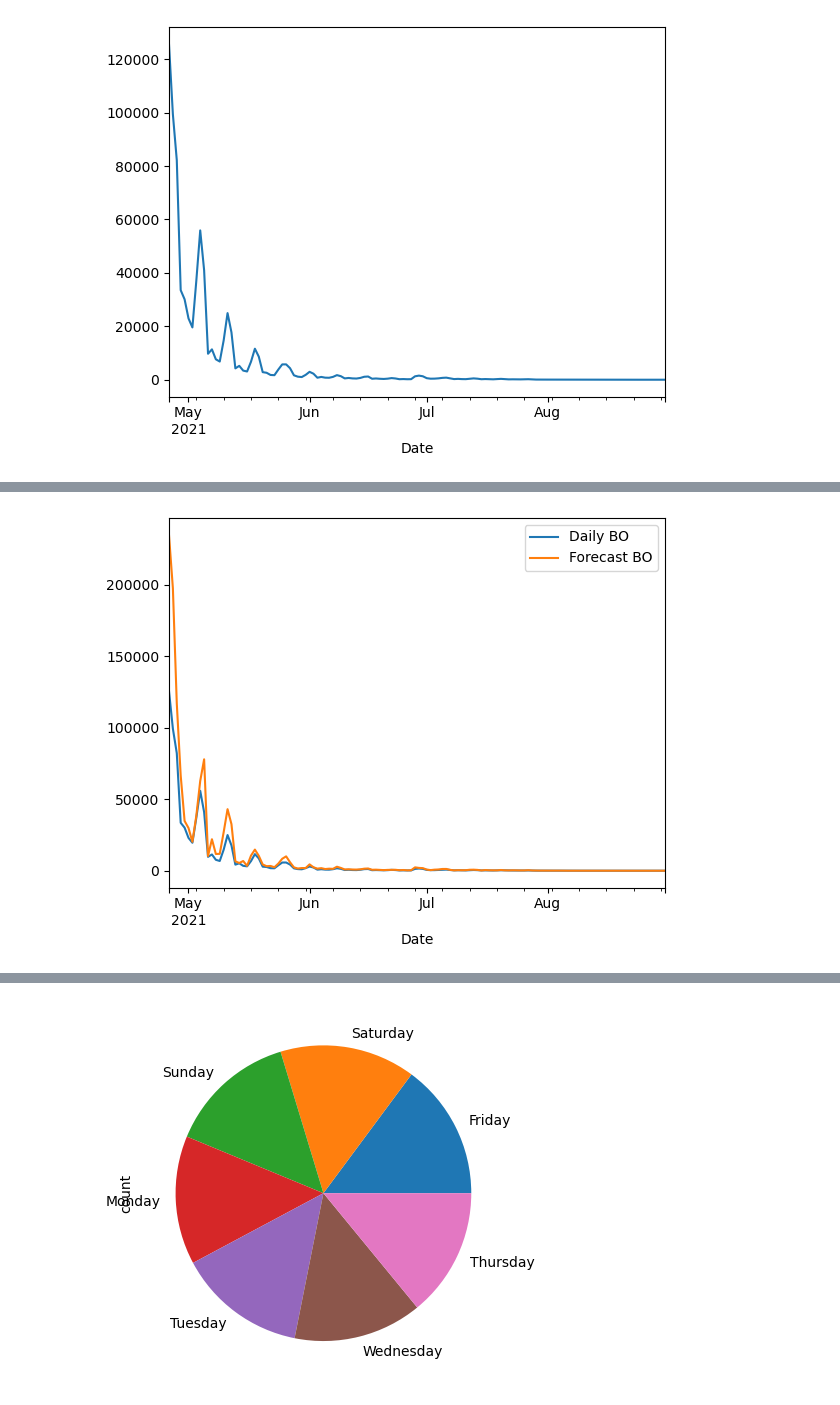
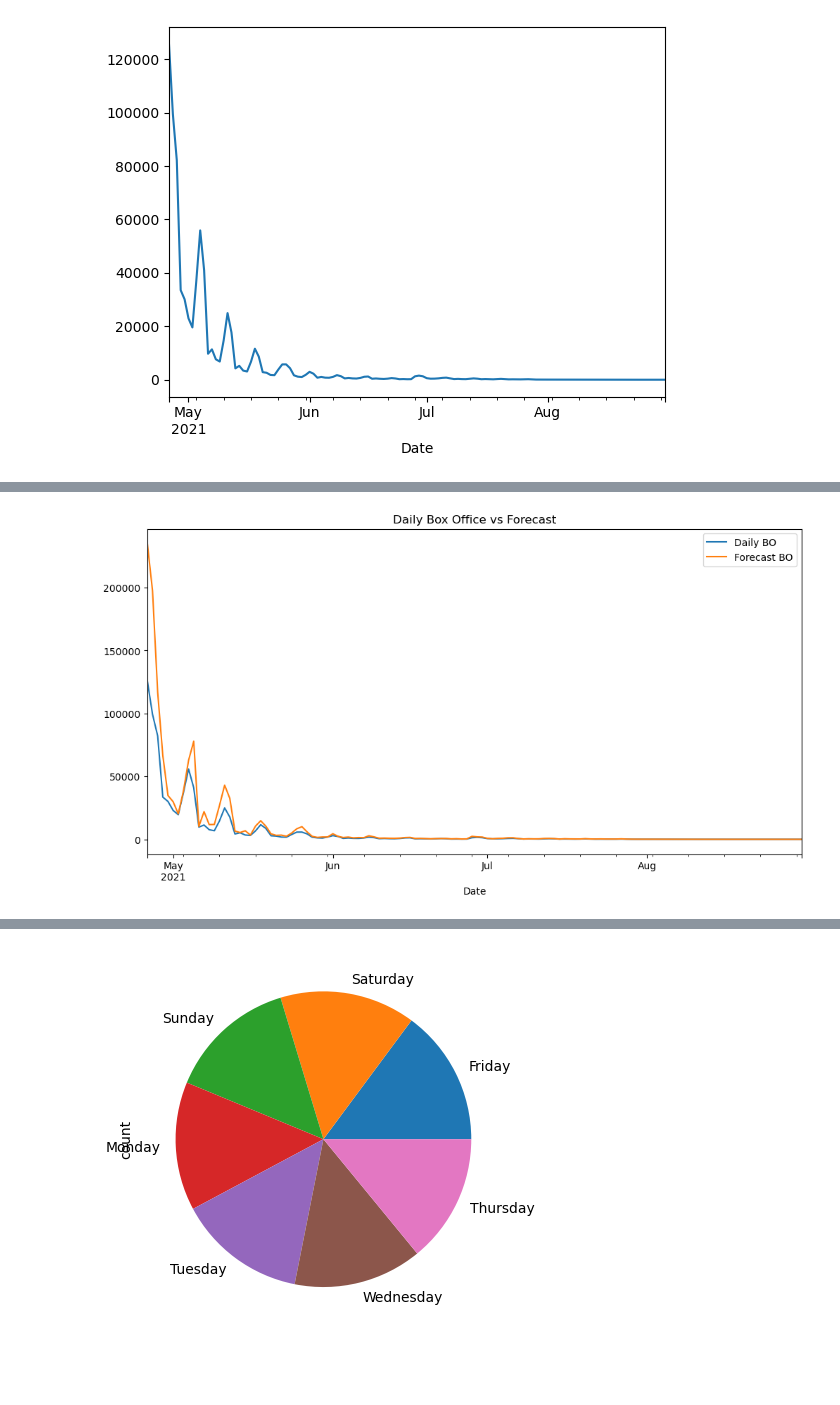
Before and after one commit to tatwan/intro_to_pandas, a Jupyter notebook: C1 Intro to Pandas for Data Analysis.ipynb, the cells around one changed output, grey strips where cells are left out. Cells and saved outputs as stored; diff of their text form; code cells hidden in the pictures; blank space fills up the shorter version.

Commit message:
clean up and updates

```diff
--- a/C1 Intro to Pandas for Data Analysis.ipynb
+++ b/C1 Intro to Pandas for Data Analysis.ipynb
@@ -1534,6 +1863,6 @@ memory usage: 4.0 KB
 # %%
-clean = lambda x: x.str.replace('[^\\d.-]', '', regex=True)
-df_3 = df[['Daily', 'Forecast', 'Percent Diff']].apply(clean).astype(float)
+clean = lambda x: x.str.replace('[^\\d.-]', '', regex=True).astype(float)
+df_3 = df[['Daily', 'Forecast', 'Percent Diff']].apply(clean)
 df_3.head()
 # %% [output]
 |  | Daily | Forecast | Percent Diff |
@@ -1596,7 +1924,8 @@ Date
 2021-04-29    Monday   $33,530.26    $66,652.65
 2021-04-30   Tuesday   $30,105.24    $34,828.19
 # %%
-temp = df[['Daily BO', 'Forecast BO']].apply(clean).astype(float).astype(float)
+# reusing the lambda function
+temp = df[['Daily BO', 'Forecast BO']].apply(clean)
 df[['Daily BO', 'Forecast BO']] = temp
 # %%
 df.head()
@@ -1734,5 +2073,5 @@ df['Daily BO'].plot();
 # %%
-df[['Daily BO' ,'Forecast BO']].plot();
+df[['Daily BO' ,'Forecast BO']].plot(figsize=(12, 6), title='Daily Box Office vs Forecast');
 # %% [output]
-[figure, old version]
+[figure, new version]
 # %%
```
Also changed, not shown: parts of 115 cells of this notebook, 8 other files.
